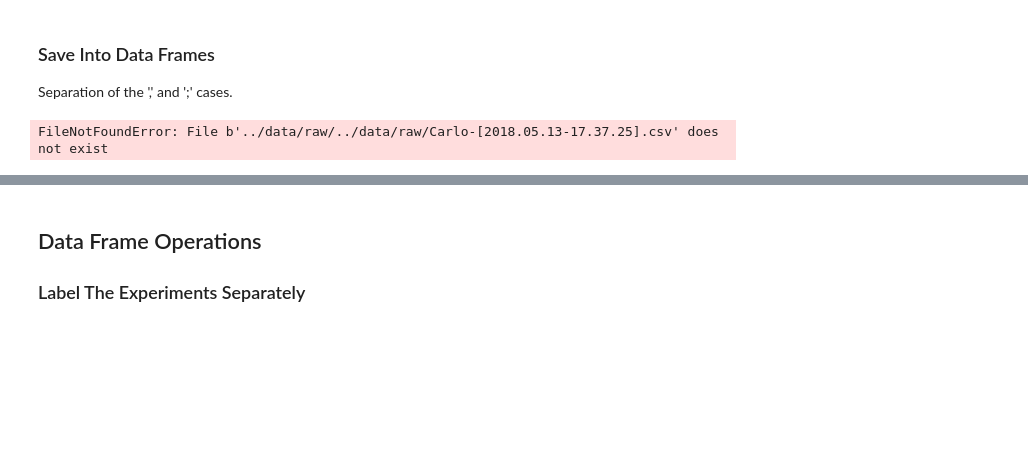
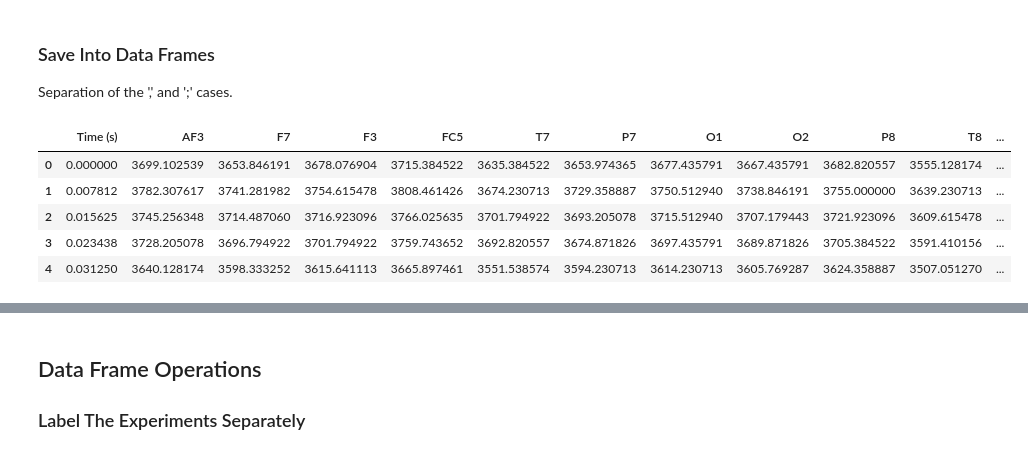
Before and after one commit to alTeska/BCI-Brane, a Jupyter notebook: notebooks/data_loading.ipynb, the cells around one changed output, grey strips where cells are left out. Cells and saved outputs as stored; diff of their text form; code cells hidden in the pictures; blank space fills up the shorter version.

```diff
--- a/notebooks/data_loading.ipynb
+++ b/notebooks/data_loading.ipynb
@@ -44,13 +44,18 @@ Separation of the ',' and ';' cases.
 # %%
 experiments = {}
 for i in np.arange(0, 20):
-    experiments[i] = pd.read_csv(path+fnames[i], ',')
+    experiments[i] = pd.read_csv(fnames[i], ',')
 
 for i in np.arange(20, len(fnames)):
-    experiments[i] = pd.read_csv(path+fnames[i], ';')
+    experiments[i] = pd.read_csv(fnames[i], ';')
 
 experiments[0].head()
 # %% [output]
-FileNotFoundError: File b'../data/raw/../data/raw/Carlo-[2018.05.13-17.37.25].csv' does not exist
+|  | Time (s) | AF3 | F7 | F3 | FC5 | T7 | P7 | O1 | O2 | P8 | T8 | ... |
+| 0 | 0.000000 | 3699.102539 | 3653.846191 | 3678.076904 | 3715.384522 | 3635.384522 | 3653.974365 | 3677.435791 | 3667.435791 | 3682.820557 | 3555.128174 | ... |
+| 1 | 0.007812 | 3782.307617 | 3741.281982 | 3754.615478 | 3808.461426 | 3674.230713 | 3729.358887 | 3750.512940 | 3738.846191 | 3755.000000 | 3639.230713 | ... |
+| 2 | 0.015625 | 3745.256348 | 3714.487060 | 3716.923096 | 3766.025635 | 3701.794922 | 3693.205078 | 3715.512940 | 3707.179443 | 3721.923096 | 3609.615478 | ... |
+| 3 | 0.023438 | 3728.205078 | 3696.794922 | 3701.794922 | 3759.743652 | 3692.820557 | 3674.871826 | 3697.435791 | 3689.871826 | 3705.384522 | 3591.410156 | ... |
+| 4 | 0.031250 | 3640.128174 | 3598.333252 | 3615.641113 | 3665.897461 | 3551.538574 | 3594.230713 | 3614.230713 | 3605.769287 | 3624.358887 | 3507.051270 | ... |
 # %%
 experiments[199].head()
```
Also changed, not shown: parts of 6 cells of this notebook.
